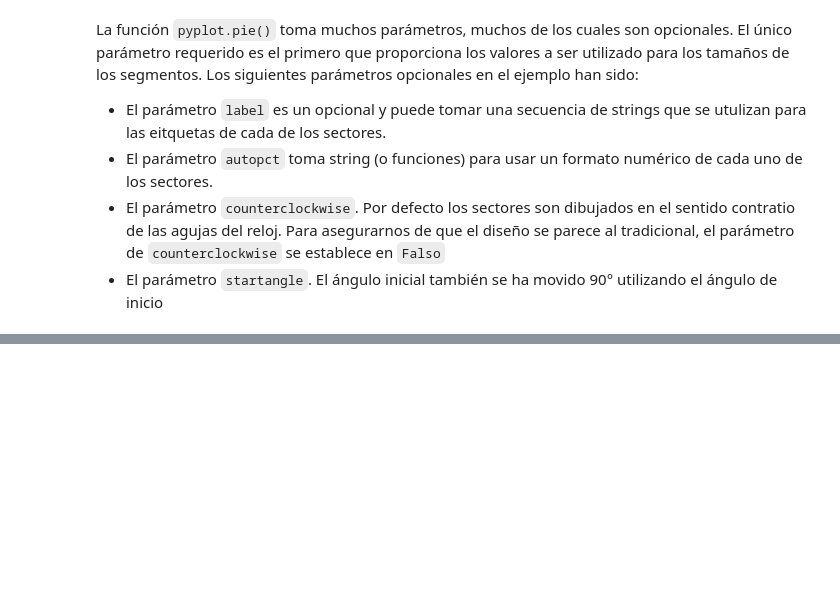
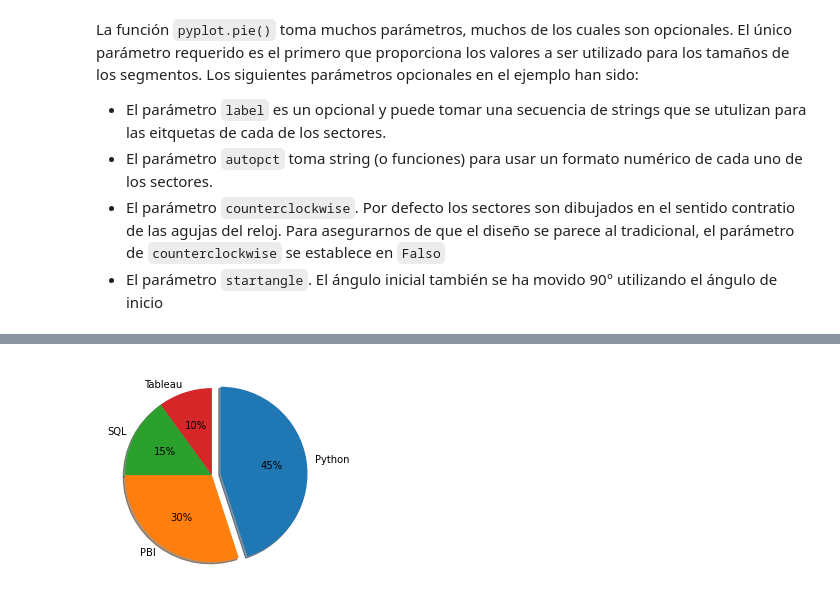
Before and after one commit to jsanz81/Bootcamp_Abril2023, a Jupyter notebook: Librerias/Visualizacion/Teoria.ipynb, the cells around one changed output, grey strips where cells are left out. Cells and saved outputs as stored; diff of their text form; code cells hidden in the pictures; blank space fills up the shorter version.

```diff
--- a/Librerias/Visualizacion/Teoria.ipynb
+++ b/Librerias/Visualizacion/Teoria.ipynb
@@ -210,0 +218,14 @@ Los siguientes parámetros opcionales en el ejemplo han sido:
+# %%
+labels = ('Python', 'PBI', 'SQL', 'Tableau')
+Porcentajes = [45, 30, 15, 10]
+Separacion = (0.1, 0, 0, 0) ## se va a resaltar el sector de python
+plt.pie(Porcentajes,
+        labels=labels,
+        explode=Separacion,
+        autopct='%1.f%%',
+        shadow=True,
+        counterclock=False,
+        startangle=90)
+plt.show();
+# %% [output]
+[figure, added]
```
Also changed, not shown: parts of 21 cells of this notebook.
